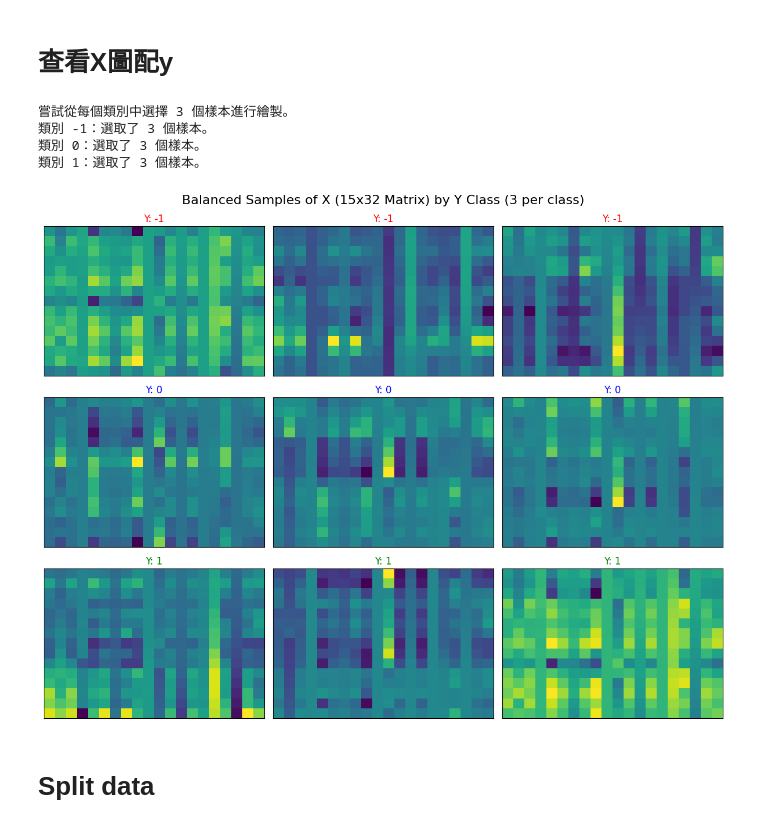
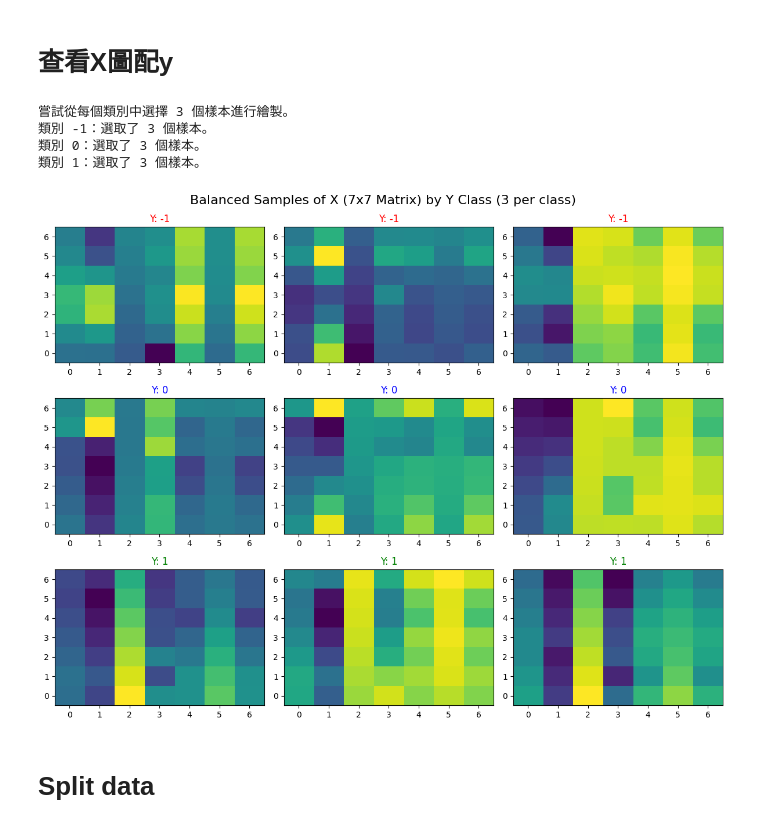
Before and after one commit to skywalker0803r/AlphaCoin, a Jupyter notebook: cnn比特幣待調參.ipynb, the cells around one changed output. Cells and saved outputs as stored; diff of their text form; code cells hidden in the pictures.

```diff
--- a/cnn比特幣待調參.ipynb
+++ b/cnn比特幣待調參.ipynb
@@ -36,10 +36,12 @@ startdate = datetime(2013,1,1) # 訓練起始日期
 enddate = datetime(2023,1,1) # 訓練結束日期
 漲幅  = 1.01 # 漲3%出場
 跌幅 = 0.99 # 跌3%出場
-持有時間 = 7 #預期要持有多長時間
+持有時間 = 1 #預期要持有多長時間
 period1 = 6
 period2 = 20
 test_set_size = 90
+樣本時間長度  = 7
+樣本特徵長度 = 7
 # %% [markdown]
 # 載入資料
 # %%
@@ -402,6 +404,6 @@ def generate_finta_indicators(df, periods=[6,20], pzo_smooth_period=None):
 
     return df_copy
 
-df_with_indicators = generate_finta_indicators(df, periods=[6])
+df_with_indicators = generate_finta_indicators(df, periods=[6,20])
 df_with_indicators
 # %% [output]
@@ -626,0 +768,3 @@ plt.show()
+# %%
+x_col = significant_features
+x_col
@@ -630,8 +782,7 @@ plt.show()
 from tqdm import tqdm
 import numpy as np
 
-def create_X_y_pair(df):
-  days = 15
+def create_X_y_pair(df,days=樣本時間長度):
   start_index = 0
   end_index = len(df)-days
   Xs = []
@@ -718,37 +869,38 @@ def plot_x_and_y_grid_balanced(X_data, y_data, num_plots_per_class=3):
     # 創建畫布和子圖
     fig, axes = plt.subplots(rows, cols, figsize=(cols * 4, rows * 3))
     axes = axes.flatten() # 將 axes 陣列扁平化，方便迭代
 
     for i, idx in enumerate(selected_indices):
         ax = axes[i]
 
         # 繪製 X 數據 (矩陣)
         im = ax.imshow(X_data[idx], cmap='viridis', origin='lower', aspect='auto')
 
         # 添加標題，顯示對應的 Y 值
         # 根據 Y 值設定標題顏色，使其更醒目
         title_color = 'green' if y_data[idx] == 1 else ('red' if y_data[idx] == -1 else 'blue')
         ax.set_title(f'Y: {int(y_data[idx])}', color=title_color, fontsize=12)
 
         # 移除座標軸刻度
-        ax.set_xticks([])
-        ax.set_yticks([])
+        #ax.set_xticks([])
+        #ax.set_yticks([])
 
     # 隱藏多餘的子圖 (如果 num_plots 不是完全填充網格)
     for j in range(num_plots, len(axes)):
         fig.delaxes(axes[j])
 
     plt.tight_layout() # 自動調整子圖間距
-    plt.suptitle(f'Balanced Samples of X (15x32 Matrix) by Y Class ({num_plots_per_class} per class)',
+    n1,n2 = X_data[0].shape
+    plt.suptitle(f'Balanced Samples of X ({n1}x{n2} Matrix) by Y Class ({num_plots_per_class} per class)',
                  y=1.02, fontsize=16)
     plt.show()
 plot_x_and_y_grid_balanced(Xs,ys)
 # %% [output]
 嘗試從每個類別中選擇 3 個樣本進行繪製。
 類別 -1：選取了 3 個樣本。
 類別 0：選取了 3 個樣本。
 類別 1：選取了 3 個樣本。
-[figure, old version]
+[figure, new version]
 # %% [markdown]
 # Split data
 # %%
```
Also changed, not shown: parts of 22 cells of this notebook.
